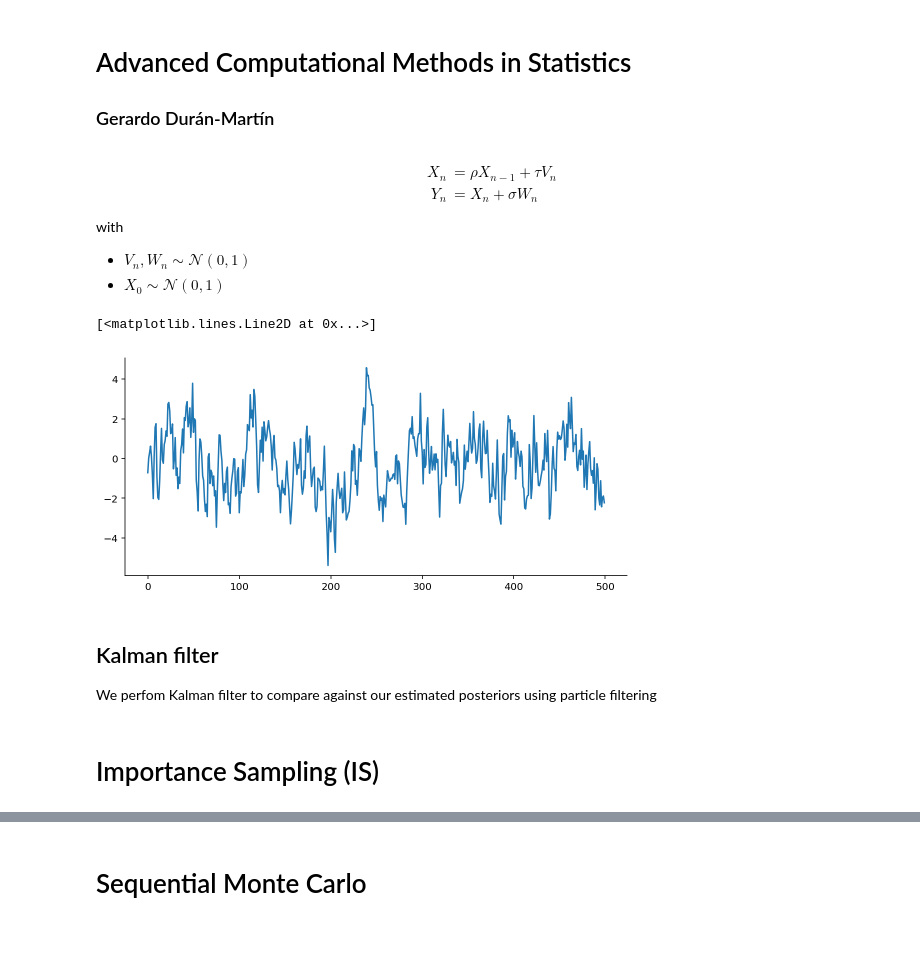
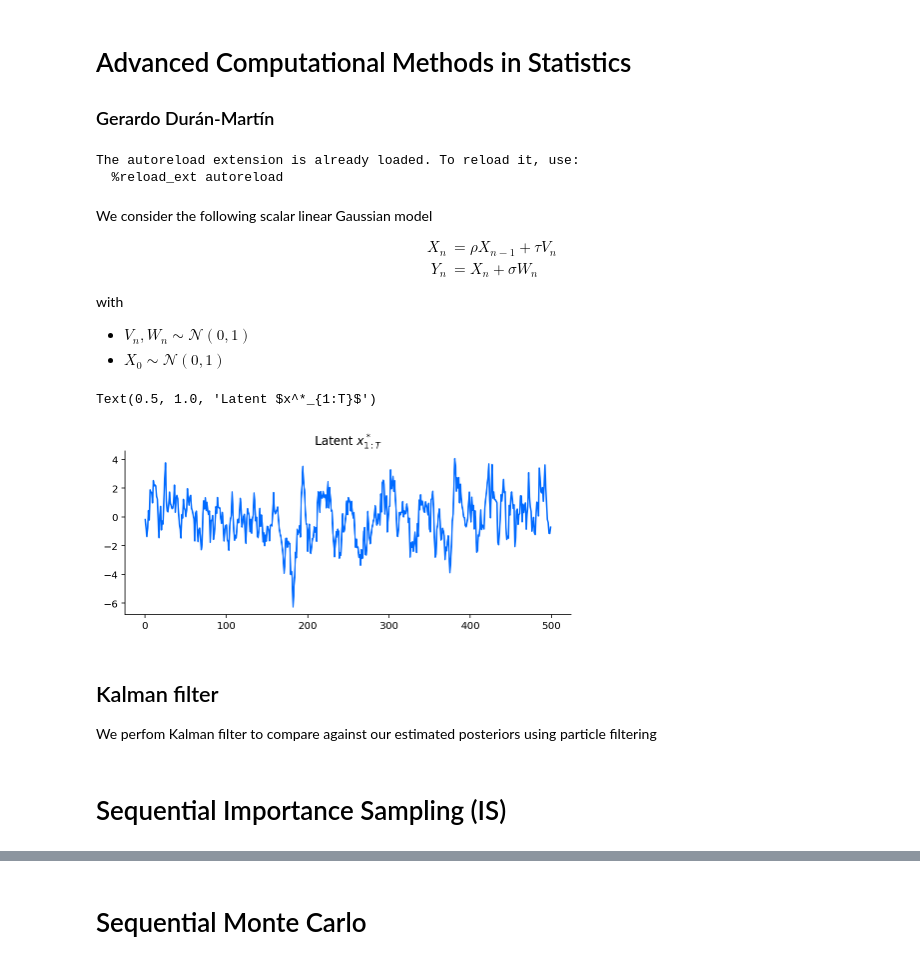
Before and after one commit to gerdm/misc, a Jupyter notebook: 2022-04/advanced-computational-methods.ipynb, the cells around one changed output, grey strips where cells are left out. Drawn from its saved outputs; the diff is of its cells as text; code cells hidden in the pictures; blank space fills up the shorter version.

```diff
--- a/2022-04/advanced-computational-methods.ipynb
+++ b/2022-04/advanced-computational-methods.ipynb
@@ -10,3 +13,14 @@ from functools import partial
+# %%
+cblue = "#006AFF"
+cblue_light = "#00CCFF"
+cred = "#FF0D35"
+corange_dark = "#FF4A21"
+corange_light = "#FF8D0A"
+cpink = "#FF26FF"
+cgreen = "#29CC36"
+cyellow = "#FADD00"
+cpurple = "#9F19FF"
+cbrown = "#994926"
 # %%
 %load_ext autoreload
 %autoreload 2
@@ -14,9 +28,16 @@ from functools import partial
 %config InlineBackend.figure_format = "retina"
 plt.rcParams["axes.spines.right"] = False
 plt.rcParams["axes.spines.top"] = False
+plt.rcParams["figure.figsize"] = (8, 3)
+plt.rcParams['axes.prop_cycle'] = plt.cycler(color=[cblue, cgreen, cred, corange_light])
 
 jnp.set_printoptions(precision=5, suppress=True)
+# %% [output]
+The autoreload extension is already loaded. To reload it, use:
+  %reload_ext autoreload
 # %% [markdown]
+We consider the following scalar linear Gaussian model
+
 $$
 \begin{aligned}
     X_n &= \rho X_{n-1} + \tau V_n\\
@@ -27,15 +48,6 @@ with
 
 * $V_n, W_n \sim \mathcal{N}(0, 1)$
 * $X_0 \sim \mathcal{N}(0, 1)$
-# %%
-@dataclass
-class SSM:
-    rho: float
-    tau: float
-    sigma: float
-    n_particles: int
-
-ssm = SSM(rho=0.8, tau=1, sigma=0.1, n_particles=100)
 # %%
 def sample_step(x_prev, key, ssm):
     latent_noise, obs_noise = jax.random.normal(key, (2,))
@@ -56,13 +68,16 @@ x_init = jax.random.normal(key_init)
 sample_step_part = partial(sample_step, ssm=ssm)
 # %%
 _, hist = jax.lax.scan(sample_step_part, x_init, key_steps)
+
 y_obs = hist["y"]
+x_latent = hist["x"]
 
-fig, ax = plt.subplots(figsize=(9, 4))
-ax.plot(y_obs)
+fig, ax = plt.subplots()
+ax.plot(x_latent)
+ax.set_title("Latent $x^*_{1:T}$")
 # %% [output]
-[<matplotlib.lines.Line2D at 0x...>]
+Text(0.5, 1.0, 'Latent $x^*_{1:T}$')
-[figure, old version]
+[figure, new version]
 # %% [markdown]
 ## Kalman filter
 
@@ -83,4 +95,4 @@ covariance_kf = covariance_kf.ravel()
 marg_mean = marg_mean.ravel()
 marg_var = marg_var.ravel()
 # %% [markdown]
-# Importance Sampling (IS)
+# Sequential Importance Sampling (IS)
```
Also changed, not shown: parts of 26 cells of this notebook.
